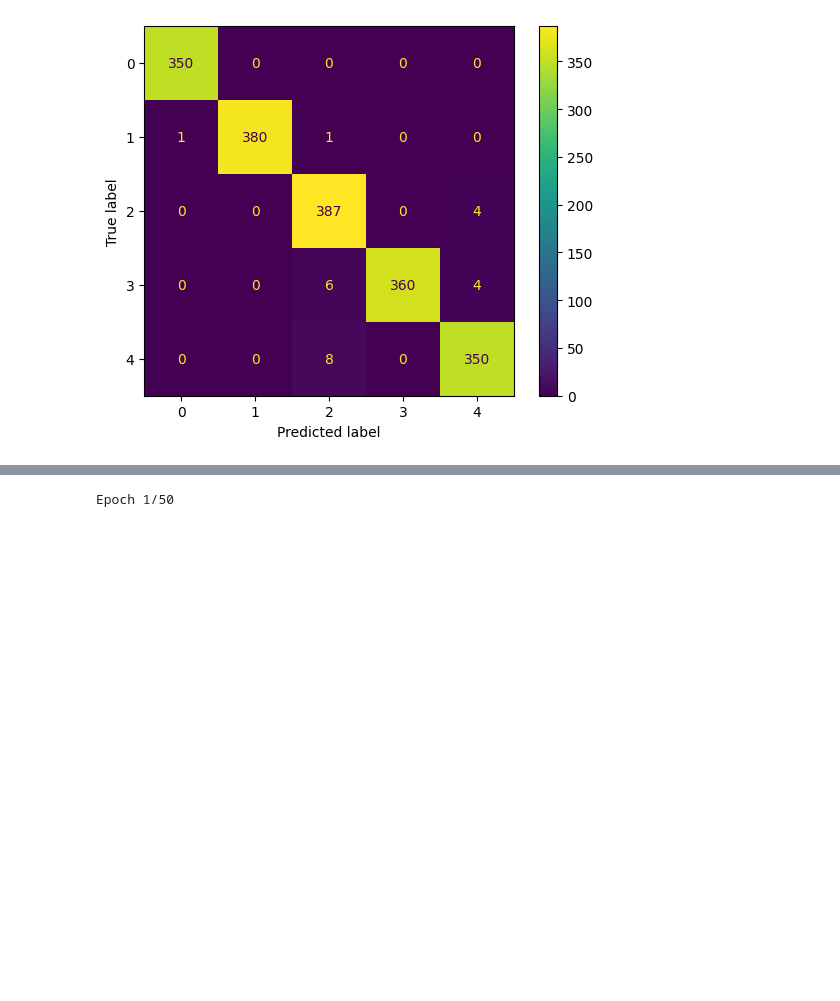
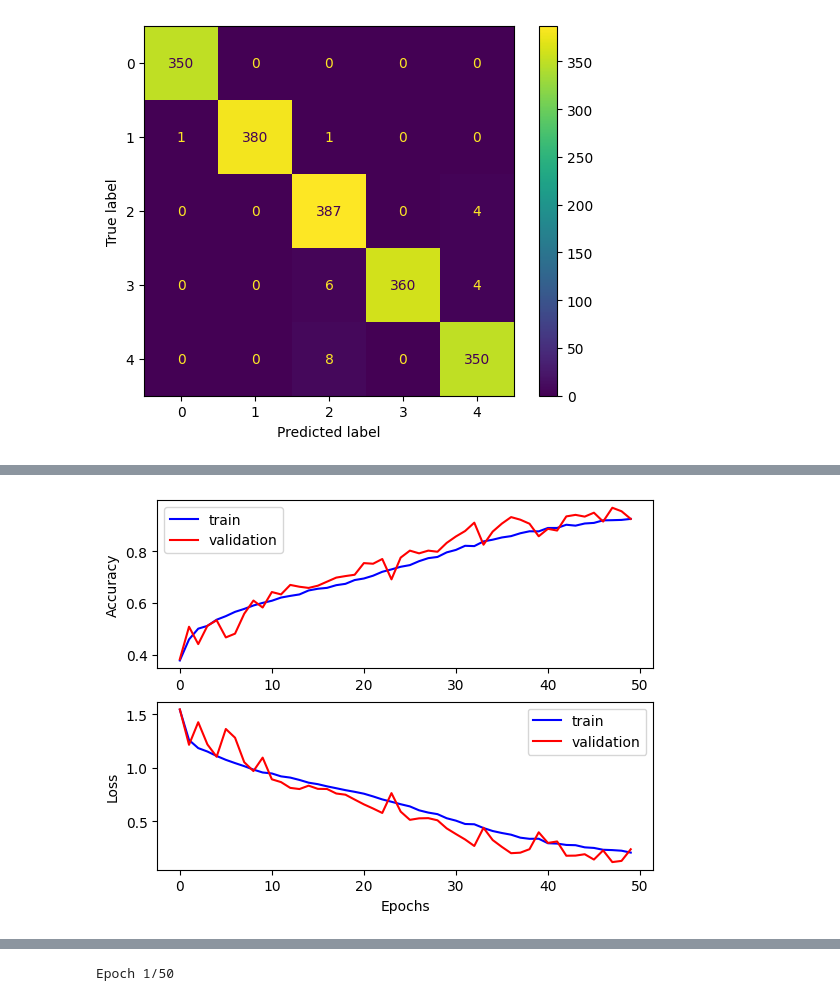
Before and after one commit to karthikeyan2725/Diabetic-Retinopathy-Screening, a Jupyter notebook: train/aptos2019.ipynb, the cells around one changed output, grey strips where cells are left out. Cells and saved outputs as stored; diff of their text form; code cells hidden in the pictures; blank space fills up the shorter version.

Commit message:
Trained resnet50-1 for 50 Epochs

```diff
--- a/train/aptos2019.ipynb
+++ b/train/aptos2019.ipynb
@@ -21,9 +21,18 @@ To enable the following instructions: AVX2 FMA, in other operations, rebuild Ten
 # %% [markdown]
 #### Loading Dataset and setup
 # %%
-# Loading the history
-with open("./aptos2019_history.pkl","rb") as file:
+# Loading the history takes up gpu
+# So Different Files are created
+
+# Pickle 1 : cnn-1, resnet50_pretrained, resnet18_1, resnet50_2
+# with open("./aptos2019_history.pkl","rb") as file:
+#     history = pickle.load(file)
+
+# Pickle 2 : resnet50_1
+with open("./aptos2019_history_2.pkl","rb") as file:
     history = pickle.load(file)
+
+print(history)
 
 # Loading Config
 with open("../config.json") as file:
@@ -33,6 +42,7 @@ aptos2019_path = Path(config["dataset"]["aptos_2019"]["balanced_resized"])
 models_trained_path = Path(config["models_trained"])
 models_path = Path(config["models_folder"])
 
+# All Models Available
 model_cnn_1_path = models_path / "cnn_1.keras"
 model_resnet50_pretrained_1_path = models_path / "resnet50_pretrained_1.keras"
 model_resnet18_1_path = models_path / "resnet18_1.keras"
@@ -312,0 +373,4 @@ generate_confusion_matrix(model_resnet18_1, dataset["test"])
+# %%
+generate_plots("resnet50_1")
+# %% [output]
+[figure, added]
```
Also changed, not shown: parts of 9 cells of this notebook.
